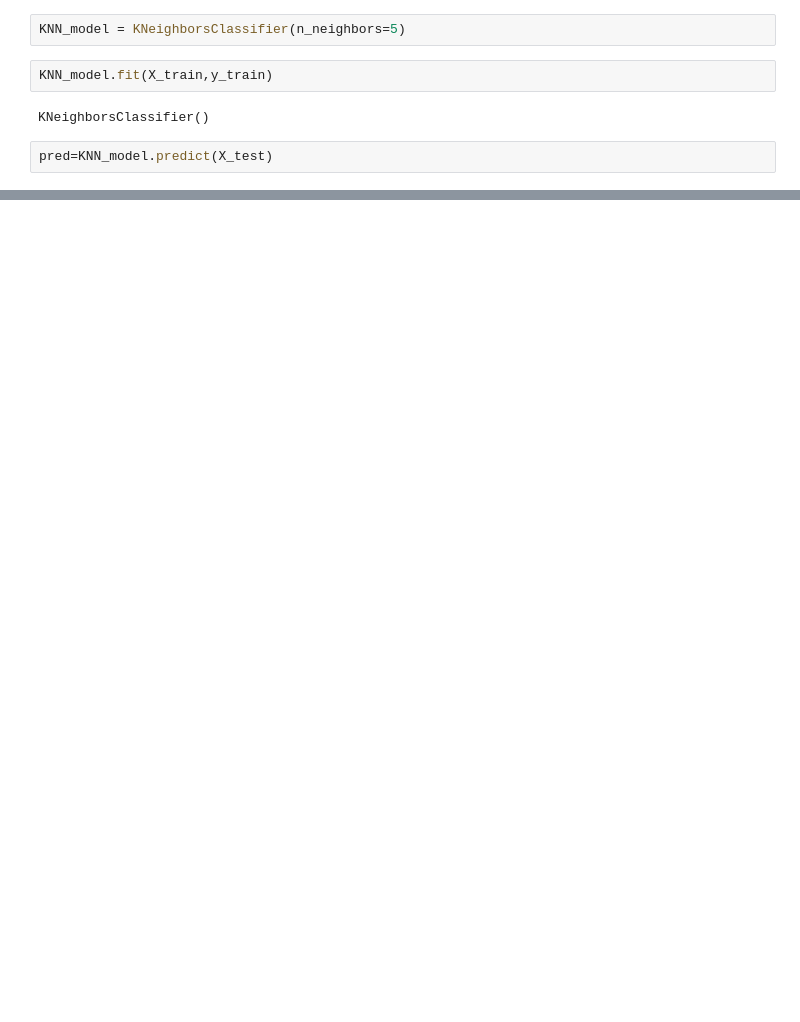
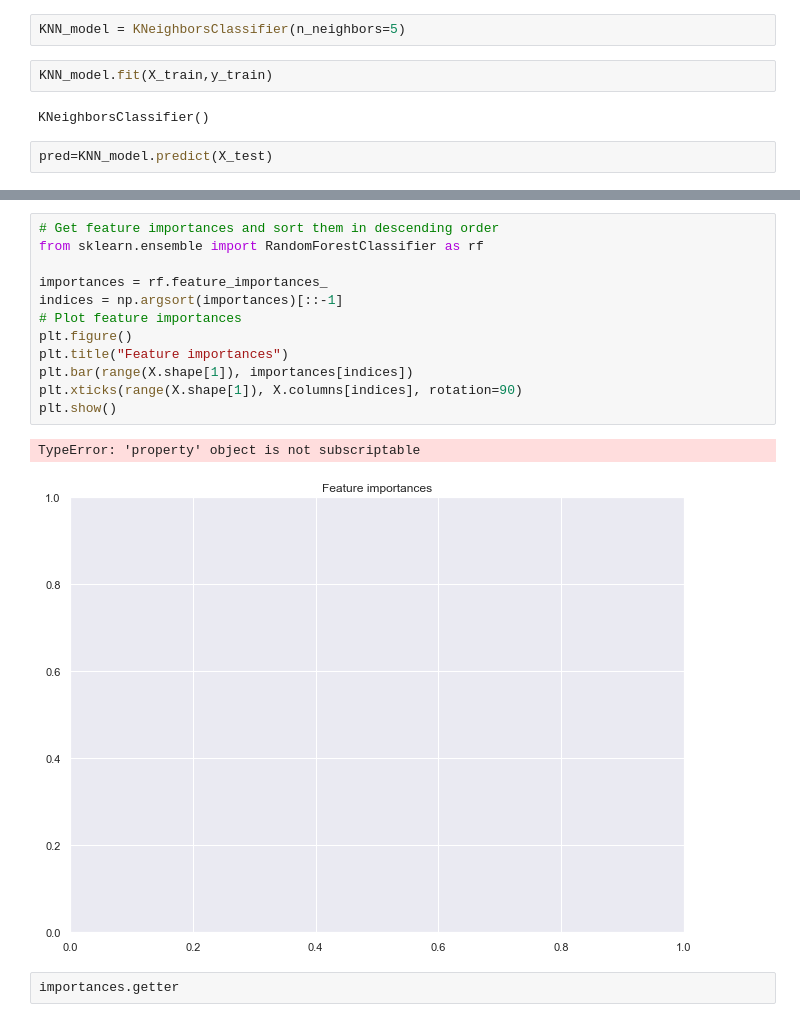
Before and after one commit to MaryamNzr/Capstone-Two, a Jupyter notebook: Pre-processing and Modeling_2020 National Survey of Children’s Health (NSCH).ipynb, the cells around one changed output, grey strips where cells are left out. Saved outputs shown, nothing was run; the diff lists cells and outputs as text; blank space fills up the shorter version.

```diff
--- a/Pre-processing and Modeling_2020 National Survey of Children’s Health (NSCH).ipynb
+++ b/Pre-processing and Modeling_2020 National Survey of Children’s Health (NSCH).ipynb
@@ -302,0 +554,17 @@ print(confusion_matrix(pred, y_test))
+# %%
+# Get feature importances and sort them in descending order
+from sklearn.ensemble import RandomForestClassifier as rf
+
+importances = rf.feature_importances_
+indices = np.argsort(importances)[::-1]
+# Plot feature importances
+plt.figure()
+plt.title("Feature importances")
+plt.bar(range(X.shape[1]), importances[indices])
+plt.xticks(range(X.shape[1]), X.columns[indices], rotation=90)
+plt.show()
+# %% [output]
+TypeError: 'property' object is not subscriptable
+[figure, added]
+# %%
+importances.getter
```
Also changed, not shown: parts of 23 cells of this notebook.
